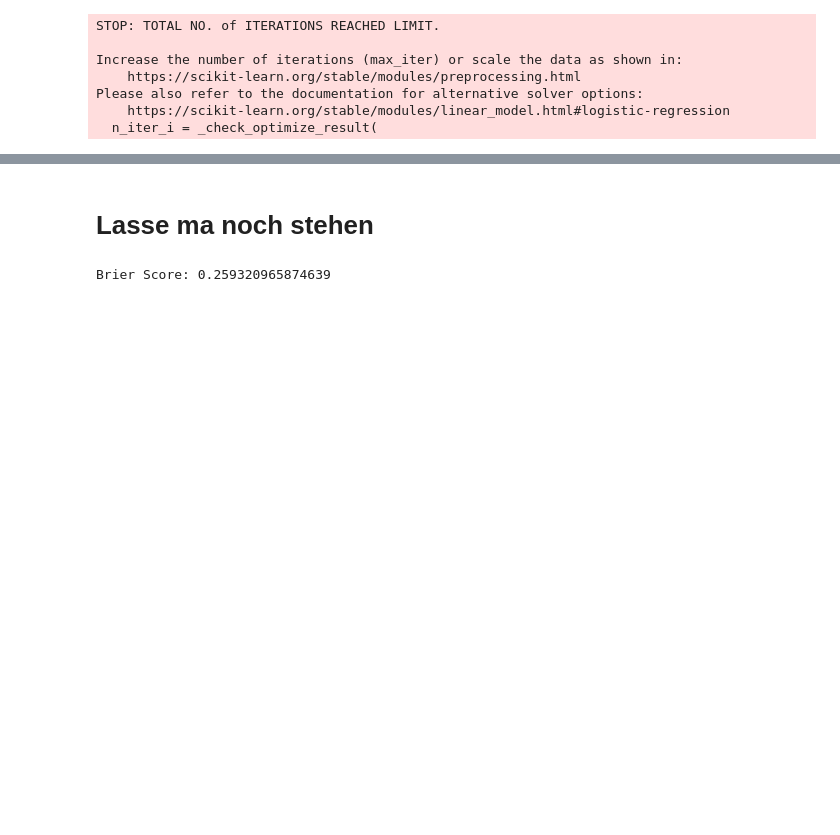
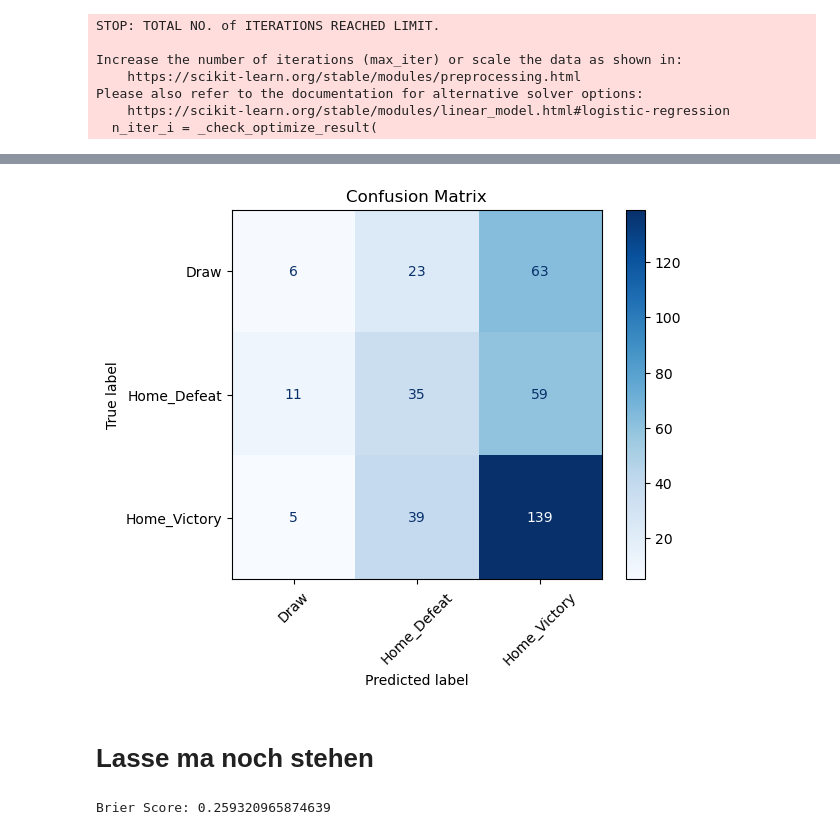
Before and after one commit to MaxPrinz98/FootballDSAI, a Jupyter notebook: Team_ranking.ipynb, the cells around one changed output, grey strips where cells are left out. Saved outputs shown, nothing was run; the diff lists cells and outputs as text; code cells hidden in the pictures; blank space fills up the shorter version.

```diff
--- a/Team_ranking.ipynb
+++ b/Team_ranking.ipynb
@@ -363,3 +402,15 @@ plt.show()
+# %%
+ConfusionMatrixDisplay.from_predictions(
+    y_real_spanish,
+    predictions_real_spanish,
+    display_labels=['Draw', 'Home_Defeat', 'Home_Victory'],
+    cmap='Blues',
+    xticks_rotation=45
+)
+plt.title('Confusion Matrix')
+plt.show()
+# %% [output]
+[figure, added]
 # %% [markdown]
 # Lasse ma noch stehen
 # %%
```
Also changed, not shown: parts of 13 cells of this notebook, 2 other files.
